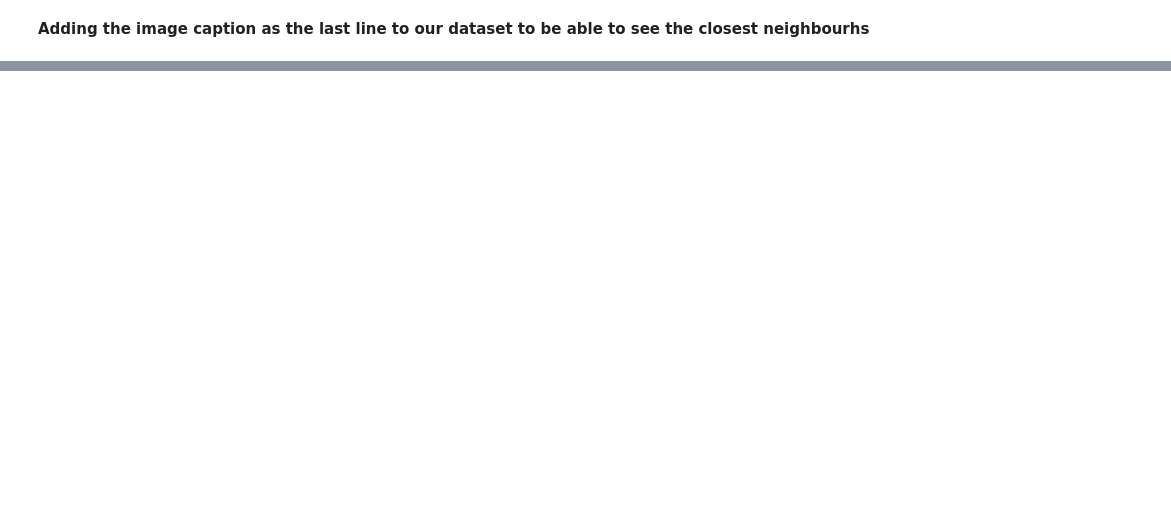
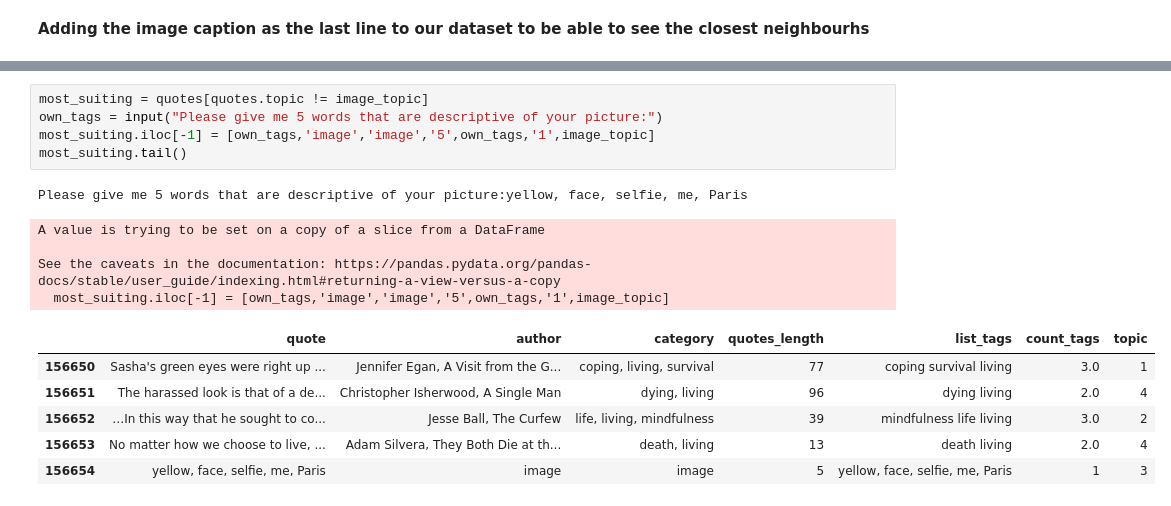
Before and after one commit to LAnnamaria/quotes_for_posts_783, a Jupyter notebook: notebooks/Top 5 Quotes.ipynb, the cells around one changed output, grey strips where cells are left out. Cells and saved outputs as stored; diff of their text form; blank space fills up the shorter version.

```diff
--- a/notebooks/Top 5 Quotes.ipynb
+++ b/notebooks/Top 5 Quotes.ipynb
@@ -155,0 +156,17 @@ result_top5
+# %%
+most_suiting = quotes[quotes.topic != image_topic]
+own_tags = input("Please give me 5 words that are descriptive of your picture:")
+most_suiting.iloc[-1] = [own_tags,'image','image','5',own_tags,'1',image_topic]
+most_suiting.tail()
+# %% [output]
+Please give me 5 words that are descriptive of your picture:yellow, face, selfie, me, Paris
+A value is trying to be set on a copy of a slice from a DataFrame
+
+See the caveats in the documentation: https://pandas.pydata.org/pandas-docs/stable/user_guide/indexing.html#returning-a-view-versus-a-copy
+  most_suiting.iloc[-1] = [own_tags,'image','image','5',own_tags,'1',image_topic]
+|  | quote | author | category | quotes_length | list_tags | count_tags | topic |
+| 156650 | Sasha's green eyes were right up ... | Jennifer Egan, A Visit from the G... | coping, living, survival | 77 | coping survival living | 3.0 | 1 |
+| 156651 | The harassed look is that of a de... | Christopher Isherwood, A Single Man | dying, living | 96 | dying living | 2.0 | 4 |
+| 156652 | …In this way that he sought to co... | Jesse Ball, The Curfew | life, living, mindfulness | 39 | mindfulness life living | 3.0 | 2 |
+| 156653 | No matter how we choose to live, ... | Adam Silvera, They Both Die at th... | death, living | 13 | death living | 2.0 | 4 |
+| 156654 | yellow, face, selfie, me, Paris | image | image | 5 | yellow, face, selfie, me, Paris | 1 | 3 |
```
Also changed, not shown: parts of 9 cells of this notebook.
